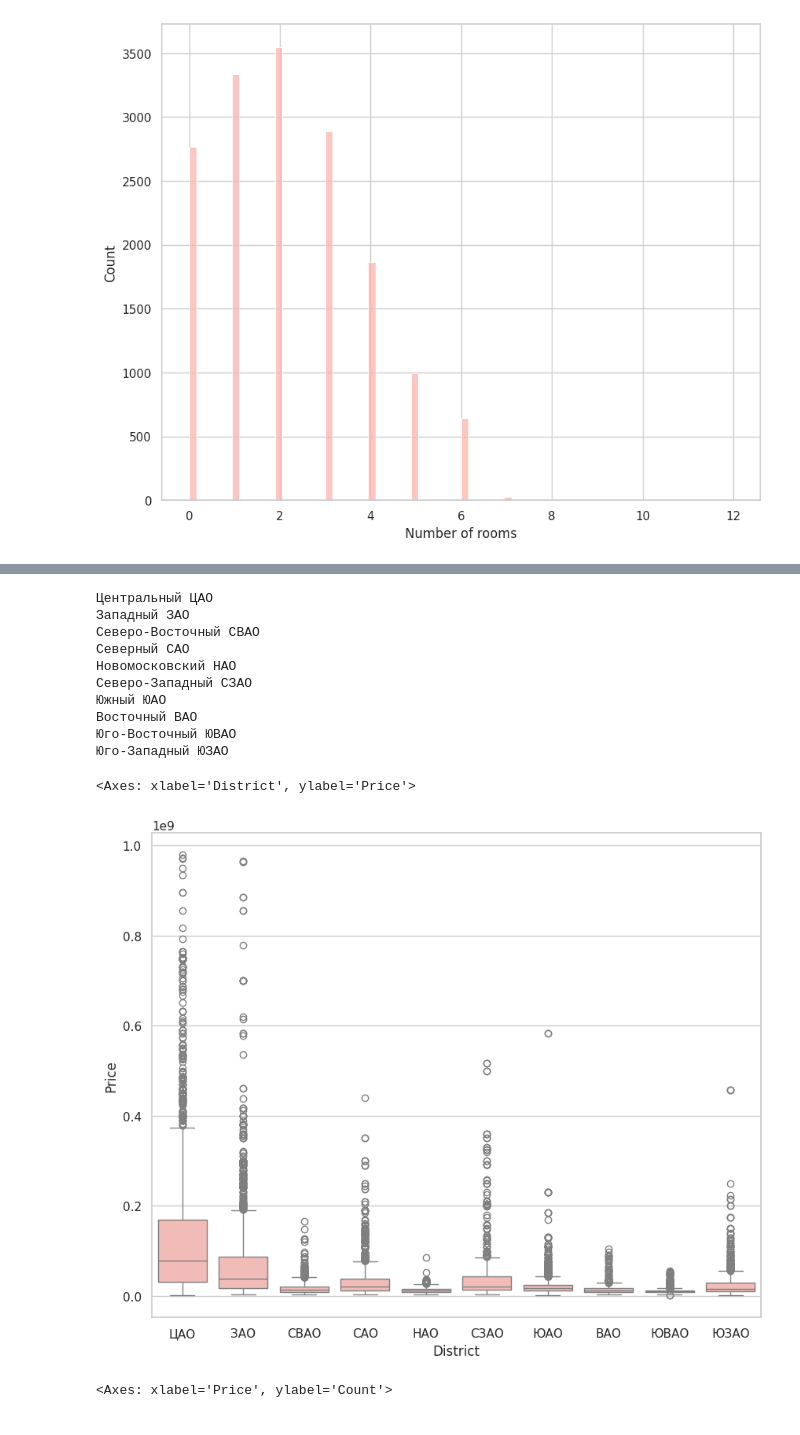
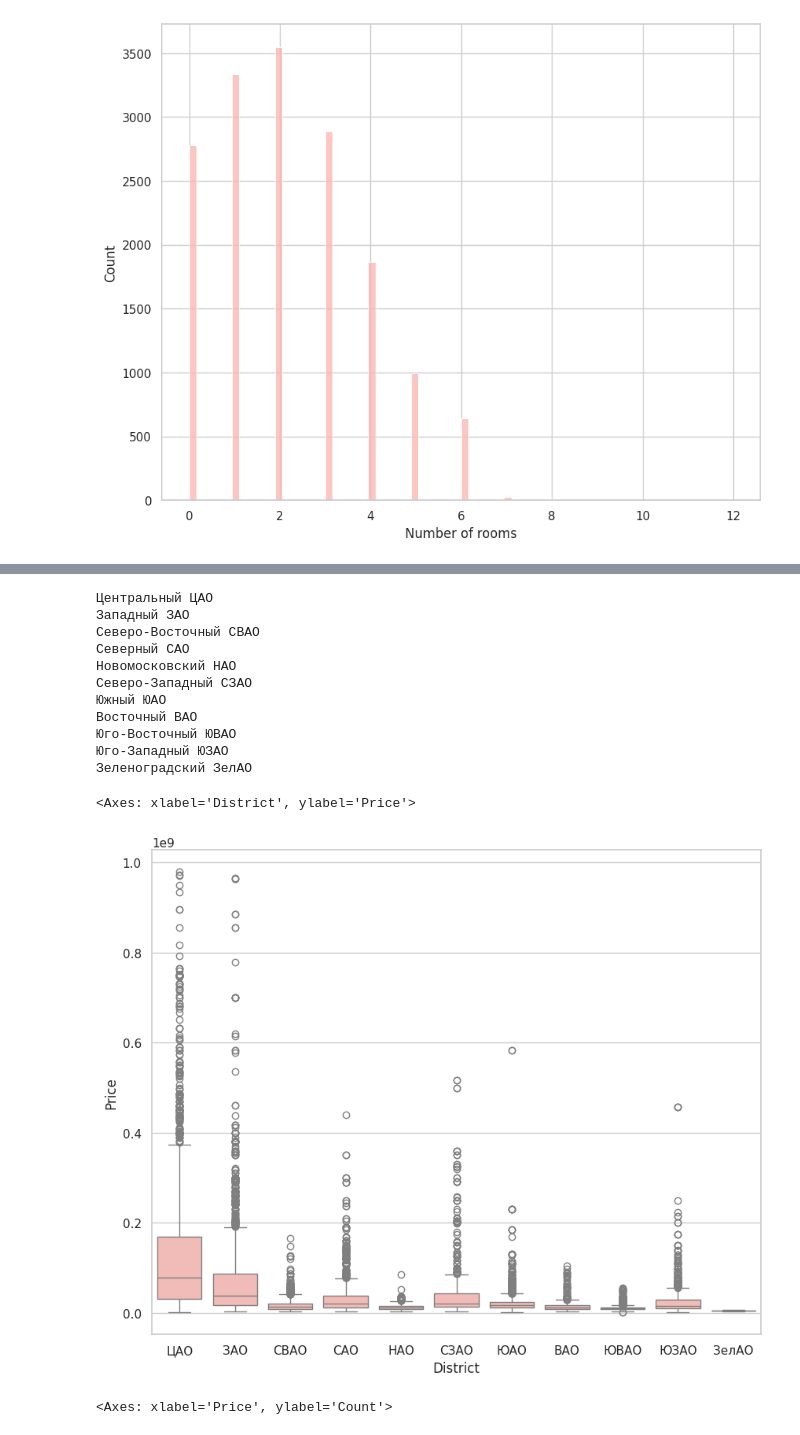
Before and after one commit to t-ravnushkin/moscow-house-pricing, a Jupyter notebook: main.ipynb, the cells around one changed output, grey strips where cells are left out. Cells and saved outputs as stored; diff of their text form; code cells hidden in the pictures.

```diff
--- a/main.ipynb
+++ b/main.ipynb
@@ -39,6 +50,9 @@ df["Time to Teatralnaya"].isnull().sum()
 # %% [output]
 0
 # %%
+# подгрузим данные об административных округах, полученные в parse_districts.ipynb
+# названия станций приходится нормировать, убирая пробелы, буквы ё и меняя регистр
+
 district_df = pd.read_csv("station_distr.csv")
 station_districts = dict()
 for row in district_df.itertuples():
@@ -70,7 +84,6 @@ for station in df["Metro station"].unique():
     station_districts[station] = station_districts[transname]
 
 df["District"] = df["Metro station"].map(station_districts).fillna("Область")
-df = df[df["District"] != "Зеленоградский"]
 df
 # %% [output]
 |  | Price | Apartment type | Metro station | Minutes to metro | Number of rooms | Area | Living area | ... |
@@ -132,26 +143,29 @@ sns.histplot(data=df, x="Number of rooms")
 # %%
 codemap = dict()
 for district in df["District"].unique():
     code = ""
     for word in district.split("-"):
         code += word[0]
     code += "АО"
+    if district == "Зеленоградский":
+        code = "ЗелАО"
     codemap[district] = code
     print(district, code)
 sns.boxplot(data=df, x=df["District"].map(codemap), y="Price")
 # %% [output]
 Центральный ЦАО
 Западный ЗАО
 Северо-Восточный СВАО
 Северный САО
 Новомосковский НАО
 Северо-Западный СЗАО
 Южный ЮАО
 Восточный ВАО
 Юго-Восточный ЮВАО
 Юго-Западный ЮЗАО
+Зеленоградский ЗелАО
 <Axes: xlabel='District', ylabel='Price'>
-[figure, old version]
+[figure, new version]
 # %%
 sns.histplot(data=df[df["District"] == "Центральный"], x="Price")
 # %% [output]
```
Also changed, not shown: parts of 59 cells of this notebook, 19 other files.
